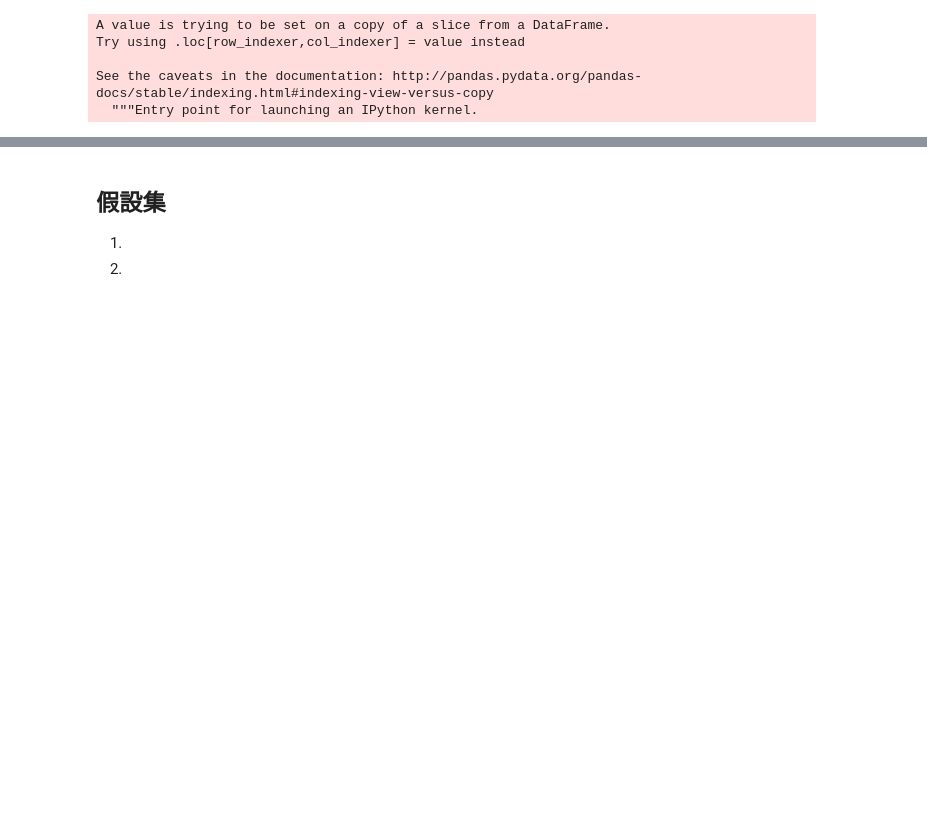
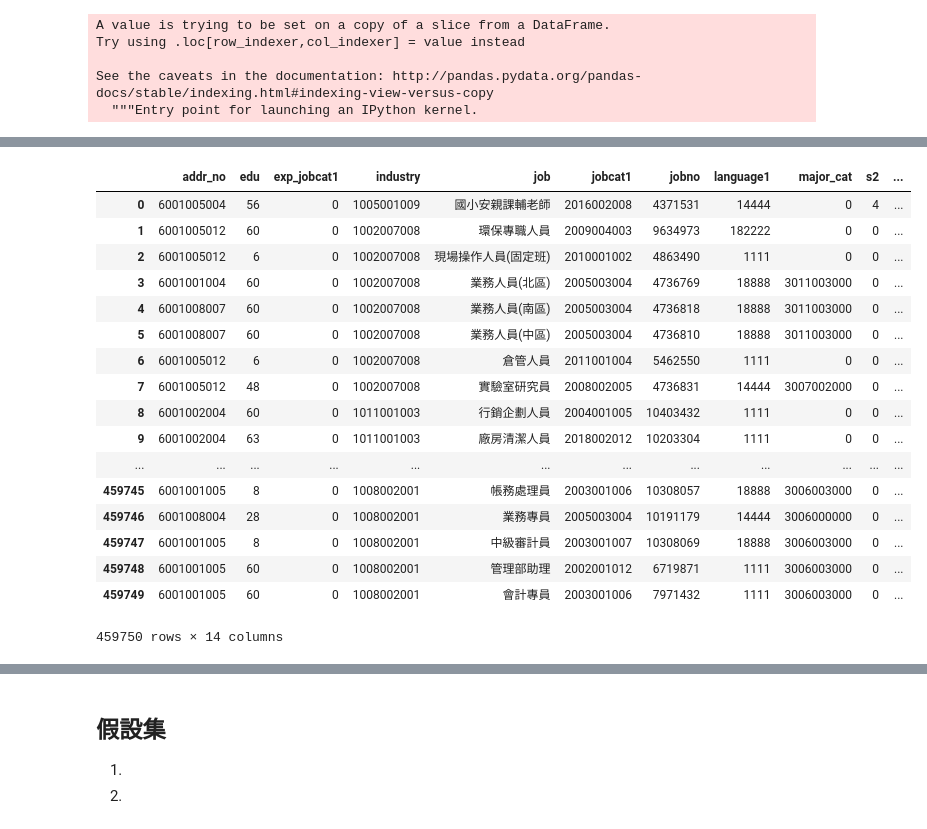
Before and after one commit to kuonumber/201807_104_hr_bank, a Jupyter notebook: 20180710_104_資料清理.ipynb, the cells around one changed output, grey strips where cells are left out. Drawn from its saved outputs; the diff is of its cells as text; code cells hidden in the pictures; blank space fills up the shorter version.

```diff
--- a/20180710_104_資料清理.ipynb
+++ b/20180710_104_資料清理.ipynb
@@ -11,6 +11,9 @@ import seaborn as sns
 %matplotlib inline
 import matplotlib.pyplot as plt
 from datetime import datetime,timedelta
+import numpy as np
+from tqdm import tqdm_notebook
+pd.set_option('precision', 10)
 # %%
 hdd_path = '/media/kuo/bfddc57d-b35d-4995-82c5-a2945d092417/home/hao-chieh/venv/201807_黑客松_104_人力銀行/'
 # %% [markdown]
@@ -284,0 +312,31 @@ df_company.merge(df_invoice_close,left_on='invoice',right_on='統一編號')
+# %%
+real_need_column = ['addr_no','jobno', 'exp_jobcat1','industry',
+               'job','jobcat1','language1','edu','major_cat',
+              'startby','s2', 's3', 's9', 'salary_high'
+              ]
+dtype = {'addr_no':str,'jobno':str, 'exp_jobcat1':str,'industry':str,
+               'job':str,'jobcat1':str,'language1':str,'edu':str,'major_cat':str,
+              'startby':str,'s2':str, 's3':str, 's9':str, 'salary_high':str}
+df_job_desc = pd.read_csv('./20180711_job_info.csv',dtype=dtype,
+                          usecols=real_need_column)
+# %%
+df_job_desc
+# %% [output]
+|  | addr_no | edu | exp_jobcat1 | industry | job | jobcat1 | jobno | language1 | major_cat | s2 | ... |
+| 0 | 6001005004 | 56 | 0 | 1005001009 | 國小安親課輔老師 | 2016002008 | 4371531 | 14444 | 0 | 4 | ... |
+| 1 | 6001005012 | 60 | 0 | 1002007008 | 環保專職人員 | 2009004003 | 9634973 | 182222 | 0 | 0 | ... |
+| 2 | 6001005012 | 6 | 0 | 1002007008 | 現場操作人員(固定班) | 2010001002 | 4863490 | 1111 | 0 | 0 | ... |
+| 3 | 6001001004 | 60 | 0 | 1002007008 | 業務人員(北區) | 2005003004 | 4736769 | 18888 | 3011003000 | 0 | ... |
+| 4 | 6001008007 | 60 | 0 | 1002007008 | 業務人員(南區) | 2005003004 | 4736818 | 18888 | 3011003000 | 0 | ... |
+| 5 | 6001008007 | 60 | 0 | 1002007008 | 業務人員(中區) | 2005003004 | 4736810 | 18888 | 3011003000 | 0 | ... |
+| 6 | 6001005012 | 6 | 0 | 1002007008 | 倉管人員 | 2011001004 | 5462550 | 1111 | 0 | 0 | ... |
+| 7 | 6001005012 | 48 | 0 | 1002007008 | 實驗室研究員 | 2008002005 | 4736831 | 14444 | 3007002000 | 0 | ... |
+| 8 | 6001002004 | 60 | 0 | 1011001003 | 行銷企劃人員 | 2004001005 | 10403432 | 1111 | 0 | 0 | ... |
+| 9 | 6001002004 | 63 | 0 | 1011001003 | 廠房清潔人員 | 2018002012 | 10203304 | 1111 | 0 | 0 | ... |
+| ... | ... | ... | ... | ... | ... | ... | ... | ... | ... | ... | ... |
+| 459745 | 6001001005 | 8 | 0 | 1008002001 | 帳務處理員 | 2003001006 | 10308057 | 18888 | 3006003000 | 0 | ... |
+| 459746 | 6001008004 | 28 | 0 | 1008002001 | 業務專員 | 2005003004 | 10191179 | 14444 | 3006000000 | 0 | ... |
+| 459747 | 6001001005 | 8 | 0 | 1008002001 | 中級審計員 | 2003001007 | 10308069 | 18888 | 3006003000 | 0 | ... |
+| 459748 | 6001001005 | 60 | 0 | 1008002001 | 管理部助理 | 2002001012 | 6719871 | 1111 | 3006003000 | 0 | ... |
+| 459749 | 6001001005 | 60 | 0 | 1008002001 | 會計專員 | 2003001006 | 7971432 | 1111 | 3006003000 | 0 | ... |
+459750 rows × 14 columns
```
Also changed, not shown: parts of 67 cells of this notebook, 2 other files.
